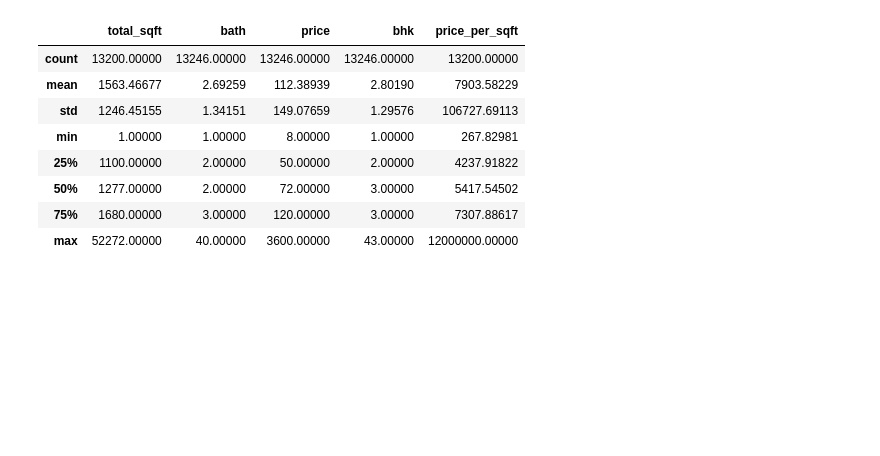
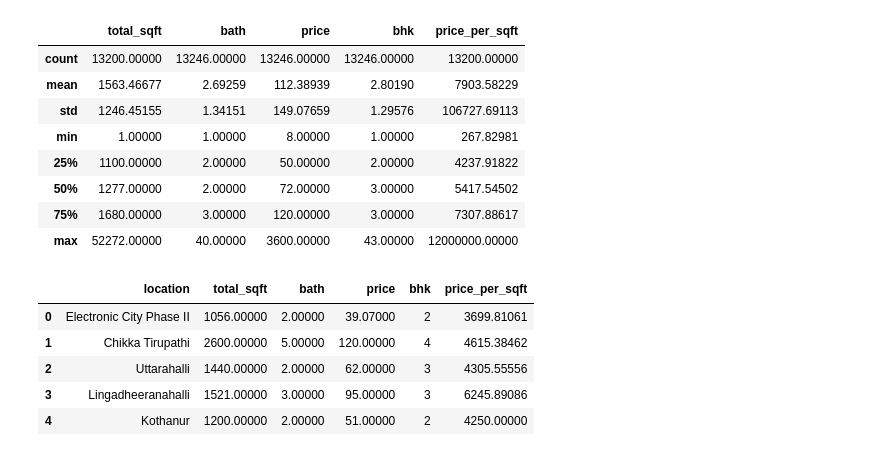
Before and after one commit to praju-1/Machine_Learning, a Jupyter notebook: Supervised_learning/Regression/Banglore_House_Prediction.ipynb, the cells around one changed output. Drawn from its saved outputs; the diff is of its cells as text; code cells hidden in the pictures; blank space fills up the shorter version.

```diff
--- a/Supervised_learning/Regression/Banglore_House_Prediction.ipynb
+++ b/Supervised_learning/Regression/Banglore_House_Prediction.ipynb
@@ -465,3 +465,12 @@ df2.describe()
 | 50% | 1277.00000 | 2.00000 | 72.00000 | 3.00000 | 5417.54502 |
 | 75% | 1680.00000 | 3.00000 | 120.00000 | 3.00000 | 7307.88617 |
 | max | 52272.00000 | 40.00000 | 3600.00000 | 43.00000 | 12000000.00000 |
+# %%
+df2.head()
+# %% [output]
+|  | location | total_sqft | bath | price | bhk | price_per_sqft |
+| 0 | Electronic City Phase II | 1056.00000 | 2.00000 | 39.07000 | 2 | 3699.81061 |
+| 1 | Chikka Tirupathi | 2600.00000 | 5.00000 | 120.00000 | 4 | 4615.38462 |
+| 2 | Uttarahalli | 1440.00000 | 2.00000 | 62.00000 | 3 | 4305.55556 |
+| 3 | Lingadheeranahalli | 1521.00000 | 3.00000 | 95.00000 | 3 | 6245.89086 |
+| 4 | Kothanur | 1200.00000 | 2.00000 | 51.00000 | 2 | 4250.00000 |
```
Also changed, not shown: parts of 11 cells of this notebook.
